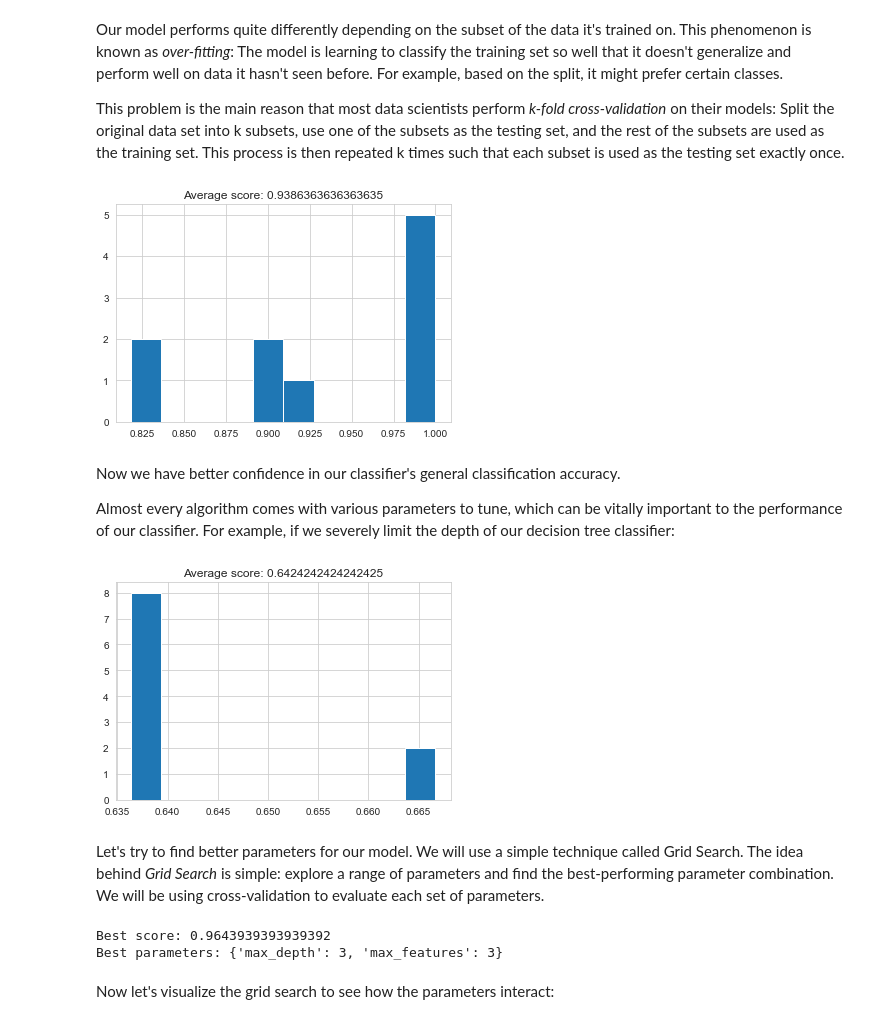
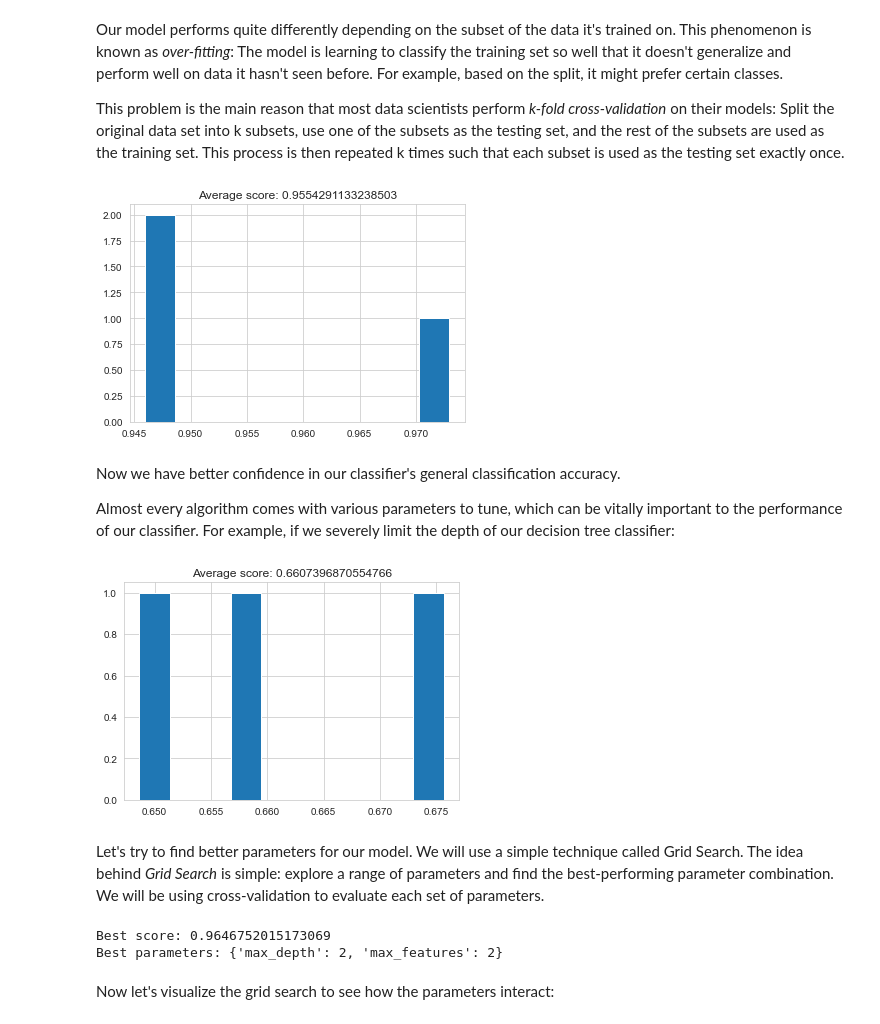
Before and after one commit to strvcom/ds-academy, a Jupyter notebook: lectures/01_lecture/motivational_example.ipynb, the cells around one changed output. Saved outputs shown, nothing was run; the diff lists cells and outputs as text; code cells hidden in the pictures.

Commit message:
feat: update parameters and fix randomness to make it reproducible

```diff
--- a/lectures/01_lecture/motivational_example.ipynb
+++ b/lectures/01_lecture/motivational_example.ipynb
@@ -256,6 +256,6 @@ Let's fit our first model on the train set.
 # %%
 from sklearn.tree import DecisionTreeClassifier
 
-decision_tree_classifier = DecisionTreeClassifier(max_depth=2, max_features=3)
+decision_tree_classifier = DecisionTreeClassifier(max_depth=2, max_features=2, random_state=42, criterion='log_loss')
 decision_tree_classifier.fit(X_train, y_train)
 # %% [output]
@@ -319,36 +320,36 @@ This problem is the main reason that most data scientists perform _k-fold cross-
 import numpy as np
 from sklearn.model_selection import cross_val_score
 
-decision_tree_classifier = DecisionTreeClassifier(max_depth=2, max_features=3)
-cv_scores = cross_val_score(decision_tree_classifier, X_train, y_train, cv=10)
+decision_tree_classifier = DecisionTreeClassifier(max_depth=2, max_features=2, random_state=42, criterion='log_loss')
+cv_scores = cross_val_score(decision_tree_classifier, X_train, y_train, cv=3)
 plt.hist(cv_scores)
 plt.title('Average score: {}'.format(np.mean(cv_scores)));
 # %% [output]
-[figure, old version]
+[figure, new version]
 # %% [markdown]
 Now we have better confidence in our classifier's general classification accuracy.
 
 Almost every algorithm comes with various parameters to tune, which can be vitally important to the performance of our classifier. For example, if we severely limit the depth of our decision tree classifier:
 # %%
-decision_tree_classifier = DecisionTreeClassifier(max_depth=1)
-cv_scores = cross_val_score(decision_tree_classifier, X_train, y_train, cv=10)
+decision_tree_classifier = DecisionTreeClassifier(max_depth=1, random_state=42, criterion='log_loss')
+cv_scores = cross_val_score(decision_tree_classifier, X_train, y_train, cv=3)
 plt.hist(cv_scores)
 plt.title('Average score: {}'.format(np.mean(cv_scores)));
 # %% [output]
-[figure, old version]
+[figure, new version]
 # %% [markdown]
 Let's try to find better parameters for our model. We will use a simple technique called Grid Search. The idea behind _Grid Search_ is simple: explore a range of parameters and find the best-performing parameter combination. We will be using cross-validation to evaluate each set of parameters.
 # %%
 from sklearn.model_selection import GridSearchCV, StratifiedKFold
 
-decision_tree_classifier = DecisionTreeClassifier()
+decision_tree_classifier = DecisionTreeClassifier(random_state=42, criterion='log_loss')
 
 parameter_grid = {
     'max_depth': [1, 2, 3, 4, 5],
     'max_features': [1, 2, 3, 4]
 }
 
-cross_validation = StratifiedKFold(n_splits=10, shuffle=True, random_state=42)
+cross_validation = StratifiedKFold(n_splits=3, shuffle=True, random_state=42)
 grid_search = GridSearchCV(
     decision_tree_classifier, param_grid=parameter_grid, cv=cross_validation
 )
@@ -357,8 +358,8 @@ grid_search.fit(X_train, y_train)
 print('Best score: {}'.format(grid_search.best_score_))
 print('Best parameters: {}'.format(grid_search.best_params_))
 # %% [output]
-Best score: 0.9643939393939392
-Best parameters: {'max_depth': 3, 'max_features': 3}
+Best score: 0.9646752015173069
+Best parameters: {'max_depth': 2, 'max_features': 2}
 # %% [markdown]
 Now let's visualize the grid search to see how the parameters interact:
 # %%
```
Also changed, not shown: parts of 7 cells of this notebook.
